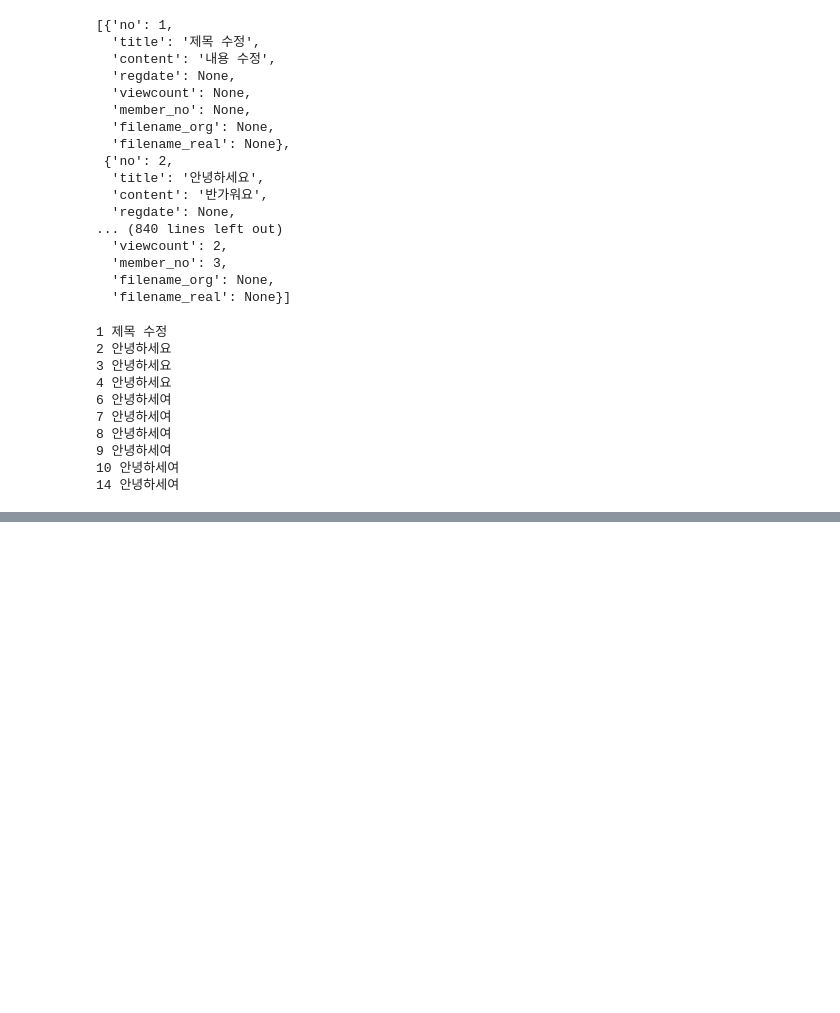
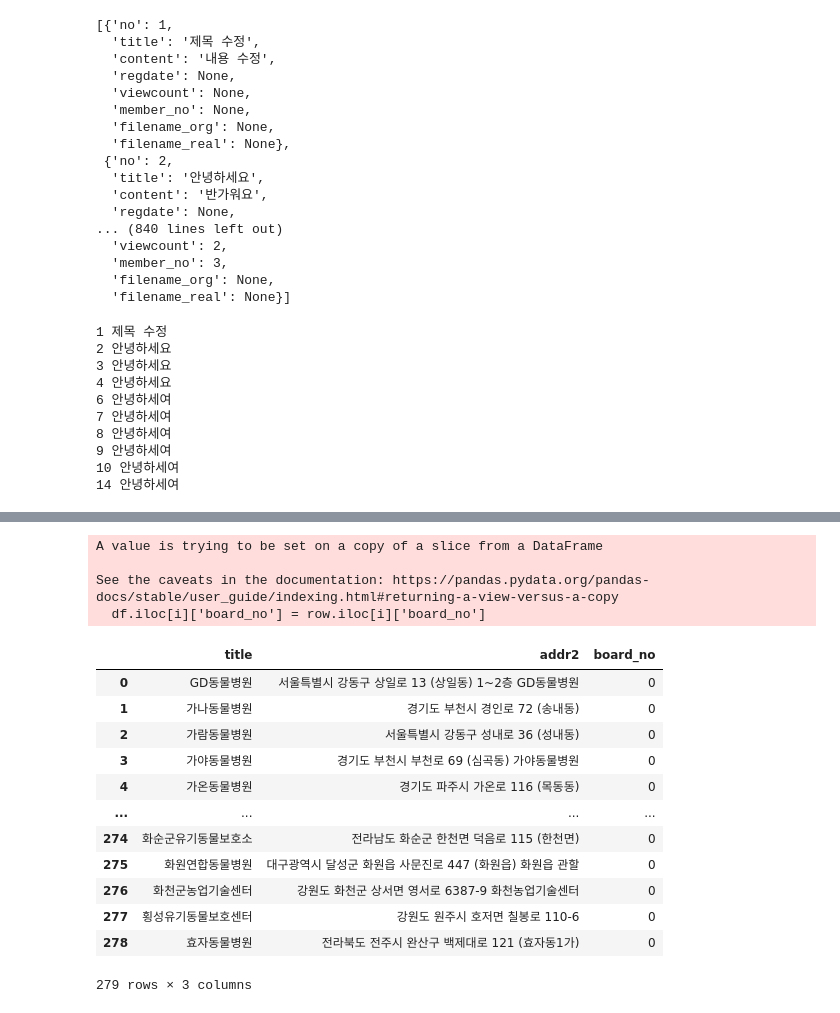
Before and after one commit to saparian0304/tjoeunacademy_test, a Jupyter notebook: jupyter/연습/커뮤니티 크롤링.ipynb, the cells around one changed output, grey strips where cells are left out. Drawn from its saved outputs; the diff is of its cells as text; code cells hidden in the pictures; blank space fills up the shorter version.

```diff
--- a/jupyter/연습/커뮤니티 크롤링.ipynb
+++ b/jupyter/연습/커뮤니티 크롤링.ipynb
@@ -321,0 +400,6 @@ df
+# %%
+import pandas as pd
+df.columns=['title', 'tel', 'addr2']
+df = df[['title', 'addr2']]
+
+df.info()
@@ -321,0 +447,4 @@ df
+# %%
+df = df.iloc[8:]
+# %%
+df = df.reset_index(drop=True)
@@ -321,0 +462,5 @@ df
+# %%
+import numpy as np
+df['board_no'] = np.zeros(len(df))
+df['board_no'] = df['board_no'].astype(int)
+df.info()
@@ -321,0 +478,27 @@ df
+# %%
+
+for i in range(len(row)):
+    if row.iloc[i]['title'] == df.iloc[i]['title']:
+        df.iloc[i]['board_no'] = row.iloc[i]['board_no']
+
+
+df
+#     print(row.iloc[i]['board_no'])
+# %% [output]
+A value is trying to be set on a copy of a slice from a DataFrame
+
+See the caveats in the documentation: https://pandas.pydata.org/pandas-docs/stable/user_guide/indexing.html#returning-a-view-versus-a-copy
+  df.iloc[i]['board_no'] = row.iloc[i]['board_no']
+|  | title | addr2 | board_no |
+| 0 | GD동물병원 | 서울특별시 강동구 상일로 13 (상일동) 1~2층 GD동물병원 | 0 |
+| 1 | 가나동물병원 | 경기도 부천시 경인로 72 (송내동) | 0 |
+| 2 | 가람동물병원 | 서울특별시 강동구 성내로 36 (성내동) | 0 |
+| 3 | 가야동물병원 | 경기도 부천시 부천로 69 (심곡동) 가야동물병원 | 0 |
+| 4 | 가온동물병원 | 경기도 파주시 가온로 116 (목동동) | 0 |
+| ... | ... | ... | ... |
+| 274 | 화순군유기동물보호소 | 전라남도 화순군 한천면 덕음로 115 (한천면) | 0 |
+| 275 | 화원연합동물병원 | 대구광역시 달성군 화원읍 사문진로 447 (화원읍) 화원읍 관할 | 0 |
+| 276 | 화천군농업기술센터 | 강원도 화천군 상서면 영서로 6387-9 화천농업기술센터 | 0 |
+| 277 | 횡성유기동물보호센터 | 강원도 원주시 호저면 칠봉로 110-6 | 0 |
+| 278 | 효자동물병원 | 전라북도 전주시 완산구 백제대로 121 (효자동1가) | 0 |
+279 rows × 3 columns
```
Also changed, not shown: parts of 14 cells of this notebook, 7 other files.
